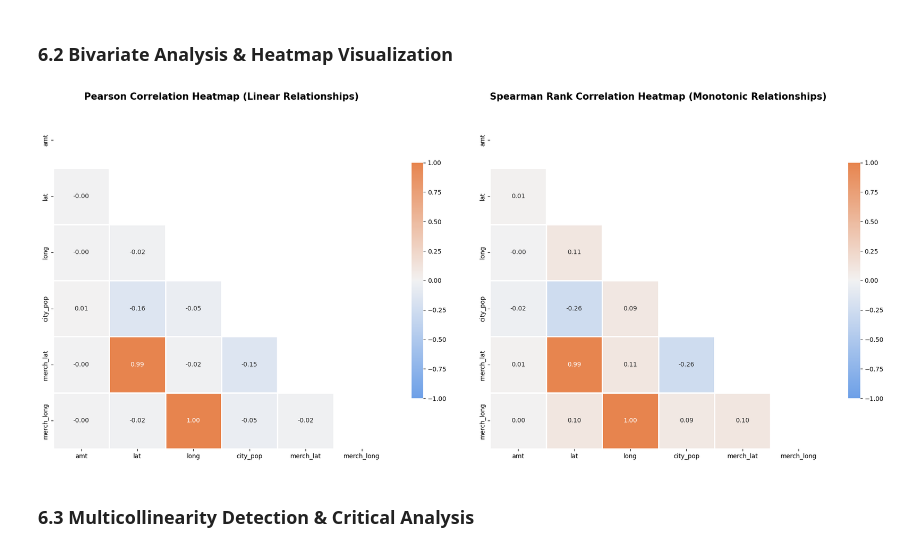
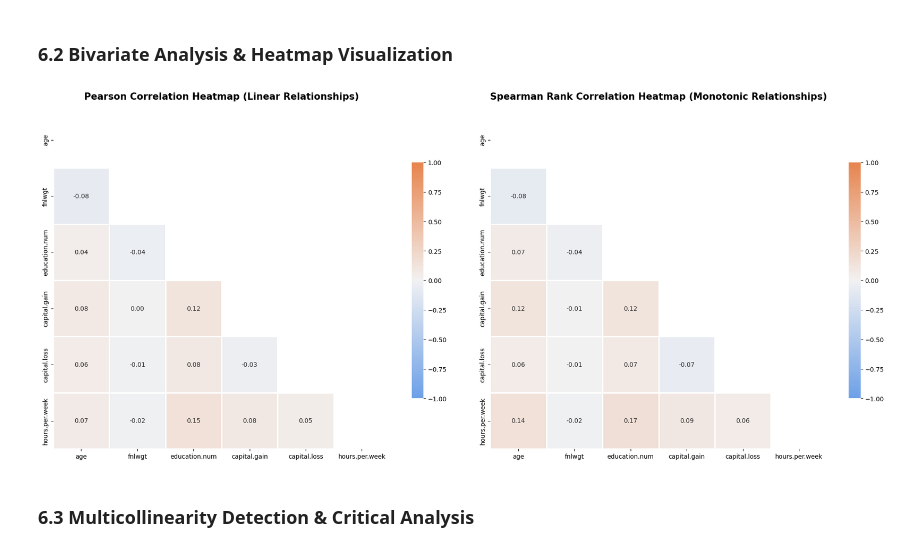
Before and after one commit to quanpro147/HCMUS-DataMining-Prj1, a Jupyter notebook: notebooks/03_EDA_tabular.ipynb, the cells around one changed output. Cells and saved outputs as stored; diff of their text form; code cells hidden in the pictures.

Commit message:
Missing Value Analysis & Mechanisms

```diff
--- a/notebooks/03_EDA_tabular.ipynb
+++ b/notebooks/03_EDA_tabular.ipynb
@@ -22,6 +23,5 @@ Bộ dữ liệu gốc được chia sẵn thành hai tệp `fraudTrain.csv` và
 # %%
-train_path = "../data/raw/fraudTrain.csv"
-# test_path = "../data/raw/fraudTest.csv"
-
-df_train = pd.read_csv(train_path)
+adult_path = "../data/raw/adult.csv"
+df_adult = pd.read_csv(adult_path)
+df_adult = df_adult.replace(regex=r'^\s*\?\s*$', value=np.nan)
 # %% [markdown]
@@ -332,35 +307,35 @@ Nhóm thiết lập ngưỡng phát hiện đa cộng tuyến mạnh là $|r| >
 ### **6.2 Bivariate Analysis & Heatmap Visualization**
 # %%
 # Select numerical features for correlation analysis
-numerical_features = ['amt', 'lat', 'long', 'city_pop', 'merch_lat', 'merch_long']
-df_corr = df_train[numerical_features]
+numerical_features = ['age', 'fnlwgt', 'education.num', 'capital.gain', 'capital.loss', 'hours.per.week']
+df_corr = df_adult[numerical_features]
 
 # Compute correlation matrices
 corr_pearson = df_corr.corr(method='pearson')
 corr_spearman = df_corr.corr(method='spearman')
 
 # Create upper-triangle mask (avoid duplicate information)
 mask = np.triu(np.ones_like(corr_pearson, dtype=bool))
 
 cmap = sns.diverging_palette(250, 30, l=65, center="light", as_cmap=True)
 fig, axes = plt.subplots(1, 2, figsize=(20, 8))
 
 # Heatmap Pearson
 sns.heatmap(corr_pearson, mask=mask, cmap=cmap, vmax=1, vmin=-1, center=0,
             square=True, linewidths=1, linecolor='white', cbar_kws={"shrink": 0.7},
             annot=True, fmt=".2f", ax=axes[0])
 axes[0].set_title('Pearson Correlation Heatmap (Linear Relationships)', fontsize=15, fontweight='bold', pad=20)
 
 # Heatmap Spearman
 sns.heatmap(corr_spearman, mask=mask, cmap=cmap, vmax=1, vmin=-1, center=0,
             square=True, linewidths=1, linecolor='white', cbar_kws={"shrink": 0.7},
             annot=True, fmt=".2f", ax=axes[1])
 axes[1].set_title('Spearman Rank Correlation Heatmap (Monotonic Relationships)', fontsize=15, fontweight='bold', pad=20)
 
 plt.tight_layout()
 plt.show()
 # %% [output]
-[figure, old version]
+[figure, new version]
 # %% [markdown]
 ### **6.3 Multicollinearity Detection & Critical Analysis**
 # %% [markdown]
```
Also changed, not shown: parts of 46 cells of this notebook.
